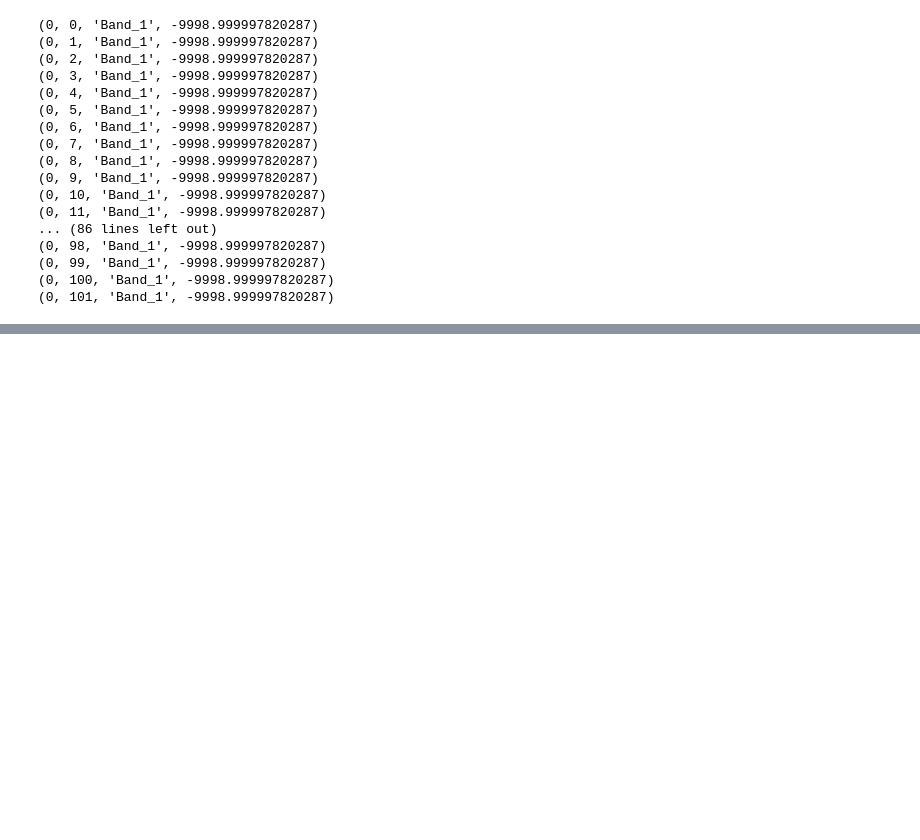
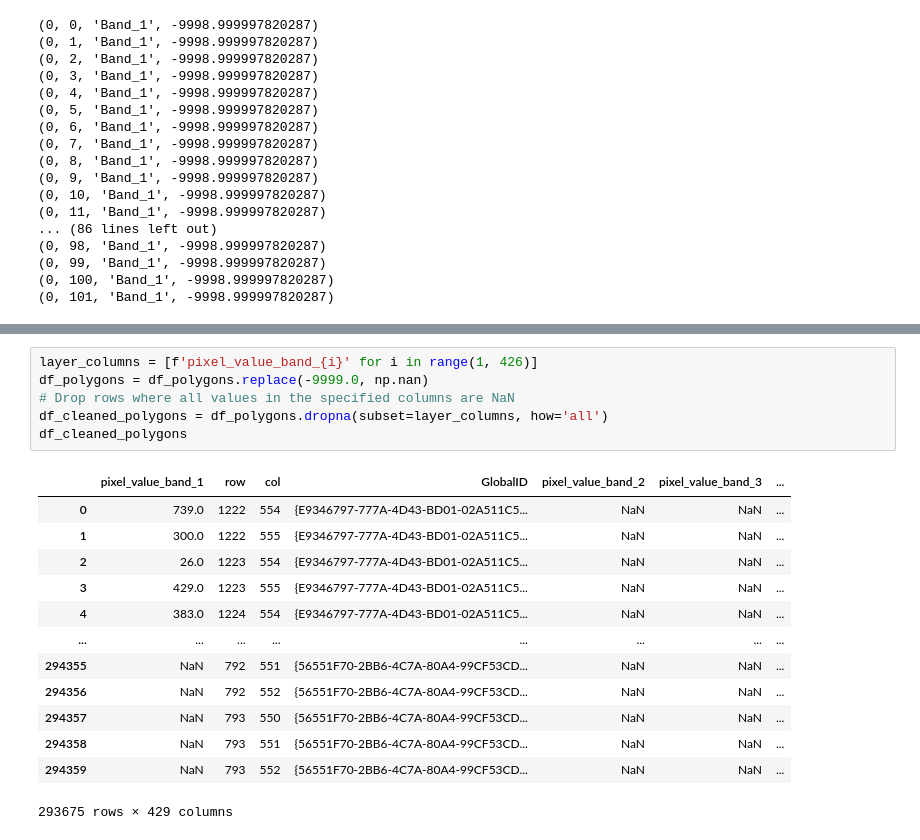
Before and after one commit to earthlab/cross-sensor-cal, a Jupyter notebook: reshape.ipynb, the cells around one changed output, grey strips where cells are left out. Cells and saved outputs as stored; diff of their text form; blank space fills up the shorter version.

```diff
--- a/reshape.ipynb
+++ b/reshape.ipynb
@@ -499,0 +596,20 @@ KeyboardInterrupt:
+# %%
+layer_columns = [f'pixel_value_band_{i}' for i in range(1, 426)]
+df_polygons = df_polygons.replace(-9999.0, np.nan)
+# Drop rows where all values in the specified columns are NaN
+df_cleaned_polygons = df_polygons.dropna(subset=layer_columns, how='all')
+df_cleaned_polygons
+# %% [output]
+|  | pixel_value_band_1 | row | col | GlobalID | pixel_value_band_2 | pixel_value_band_3 | ... |
+| 0 | 739.0 | 1222 | 554 | {E9346797-777A-4D43-BD01-02A511C5... | NaN | NaN | ... |
+| 1 | 300.0 | 1222 | 555 | {E9346797-777A-4D43-BD01-02A511C5... | NaN | NaN | ... |
+| 2 | 26.0 | 1223 | 554 | {E9346797-777A-4D43-BD01-02A511C5... | NaN | NaN | ... |
+| 3 | 429.0 | 1223 | 555 | {E9346797-777A-4D43-BD01-02A511C5... | NaN | NaN | ... |
+| 4 | 383.0 | 1224 | 554 | {E9346797-777A-4D43-BD01-02A511C5... | NaN | NaN | ... |
+| ... | ... | ... | ... | ... | ... | ... | ... |
+| 294355 | NaN | 792 | 551 | {56551F70-2BB6-4C7A-80A4-99CF53CD... | NaN | NaN | ... |
+| 294356 | NaN | 792 | 552 | {56551F70-2BB6-4C7A-80A4-99CF53CD... | NaN | NaN | ... |
+| 294357 | NaN | 793 | 550 | {56551F70-2BB6-4C7A-80A4-99CF53CD... | NaN | NaN | ... |
+| 294358 | NaN | 793 | 551 | {56551F70-2BB6-4C7A-80A4-99CF53CD... | NaN | NaN | ... |
+| 294359 | NaN | 793 | 552 | {56551F70-2BB6-4C7A-80A4-99CF53CD... | NaN | NaN | ... |
+293675 rows × 429 columns
```
Also changed, not shown: parts of 5 cells of this notebook.
